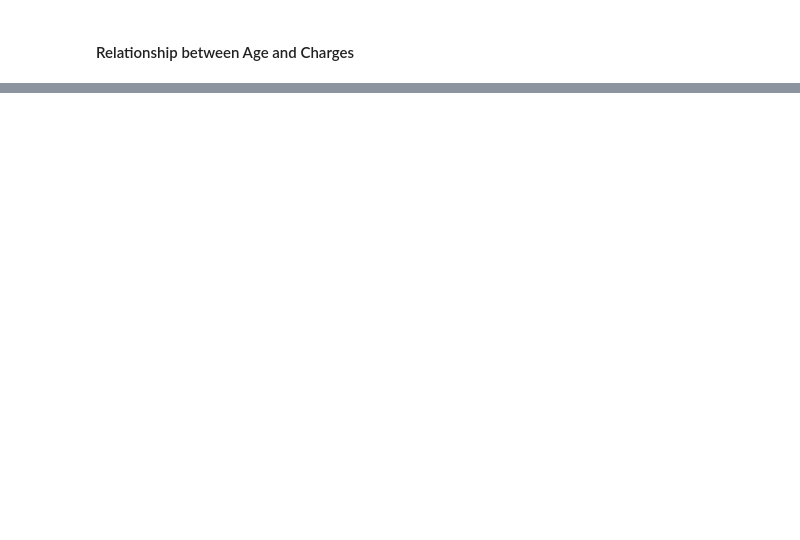
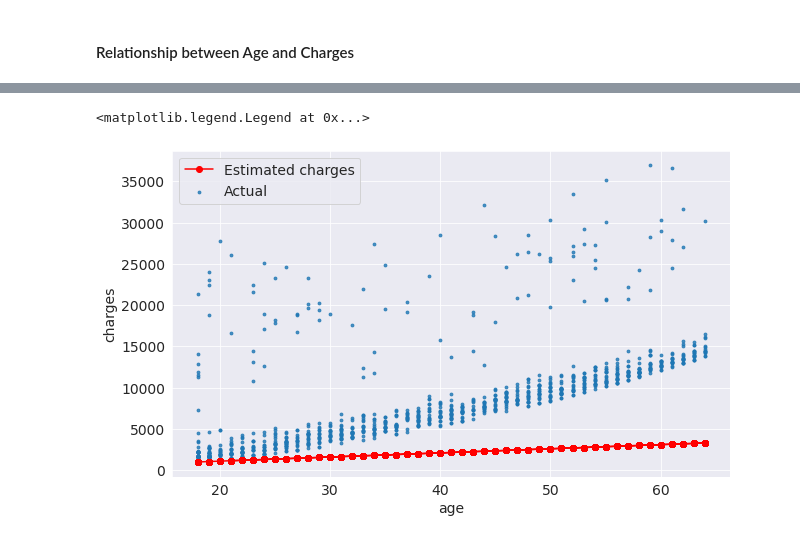
Before and after one commit to shelly2904/DATA_SCIENCE, a Jupyter notebook: MachineLearning/Applied_Linear_Regression.ipynb, the cells around one changed output, grey strips where cells are left out. Saved outputs shown, nothing was run; the diff lists cells and outputs as text; code cells hidden in the pictures; blank space fills up the shorter version.

```diff
--- a/MachineLearning/Applied_Linear_Regression.ipynb
+++ b/MachineLearning/Applied_Linear_Regression.ipynb
@@ -213,0 +294,2 @@ fig.show()
+# %%
+non_smoker_df = df[df.smoker == "no"]
@@ -213,0 +302,9 @@ fig.show()
+# %%
+def predict(age, w, b):
+  return w*age + b
+# %%
+w = 50
+b=100
+# %%
+age = non_smoker_df.age
+estimated_charges = predict(age, w, b)
@@ -213,0 +326,10 @@ fig.show()
+# %%
+actual = non_smoker_df.charges
+plt.plot(age, estimated_charges, 'r-o')
+plt.scatter(age, actual, s=8, alpha=0.8)
+plt.xlabel('age')
+plt.ylabel('charges')
+plt.legend(['Estimated charges','Actual'])
+# %% [output]
+<matplotlib.legend.Legend at 0x...>
+[figure, added]
```
Also changed, not shown: parts of 25 cells of this notebook.
